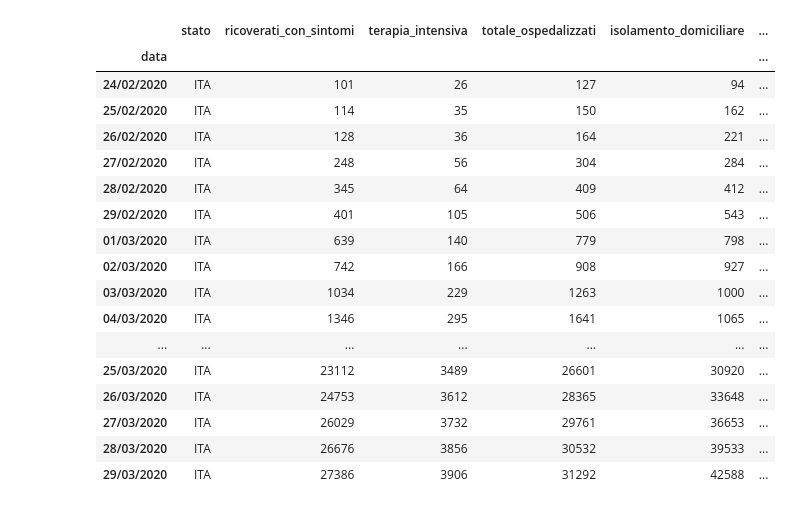
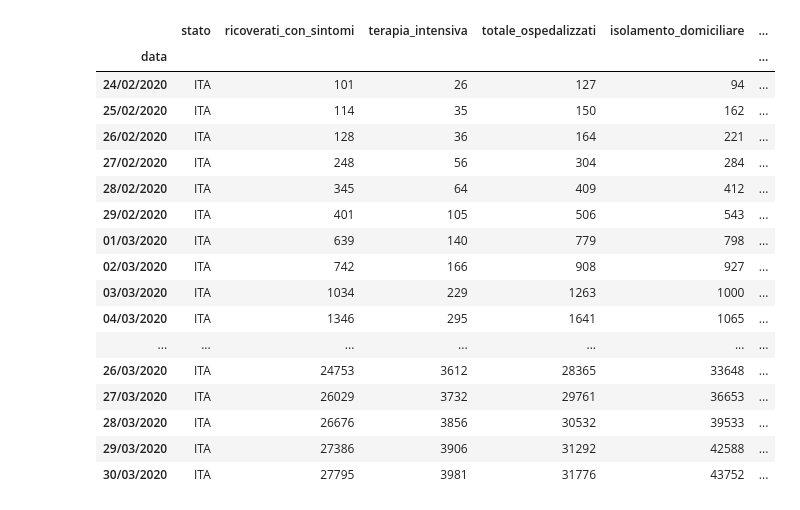
Before and after one commit to FaoTom/Covid19, a Jupyter notebook: COV.ipynb, the cells around one changed output. Cells and saved outputs as stored; diff of their text form; code cells hidden in the pictures.

```diff
--- a/COV.ipynb
+++ b/COV.ipynb
@@ -24,29 +24,29 @@ from scipy.optimize import curve_fit
 # %%
 data=pd.read_csv('dpc-covid19-ita-andamento-nazionale.csv')
 data['data'] = pd.to_datetime(data['data'])
 data['data'] = data['data'].dt.strftime('%d/%m/%Y')
 data.index=data['data']
-data['totale_attualmente_positivi']=data['totale_attualmente_positivi']/60483973
+data['totale_positivi']=data['totale_positivi']/60483973
 data.drop('data',axis=1)
 # %% [output]
 |  | stato | ricoverati_con_sintomi | terapia_intensiva | totale_ospedalizzati | isolamento_domiciliare | ... |
 | data |  |  |  |  |  | ... |
 | 24/02/2020 | ITA | 101 | 26 | 127 | 94 | ... |
 | 25/02/2020 | ITA | 114 | 35 | 150 | 162 | ... |
 | 26/02/2020 | ITA | 128 | 36 | 164 | 221 | ... |
 | 27/02/2020 | ITA | 248 | 56 | 304 | 284 | ... |
 | 28/02/2020 | ITA | 345 | 64 | 409 | 412 | ... |
 | 29/02/2020 | ITA | 401 | 105 | 506 | 543 | ... |
 | 01/03/2020 | ITA | 639 | 140 | 779 | 798 | ... |
 | 02/03/2020 | ITA | 742 | 166 | 908 | 927 | ... |
 | 03/03/2020 | ITA | 1034 | 229 | 1263 | 1000 | ... |
 | 04/03/2020 | ITA | 1346 | 295 | 1641 | 1065 | ... |
 | ... | ... | ... | ... | ... | ... | ... |
-| 25/03/2020 | ITA | 23112 | 3489 | 26601 | 30920 | ... |
 | 26/03/2020 | ITA | 24753 | 3612 | 28365 | 33648 | ... |
 | 27/03/2020 | ITA | 26029 | 3732 | 29761 | 36653 | ... |
 | 28/03/2020 | ITA | 26676 | 3856 | 30532 | 39533 | ... |
 | 29/03/2020 | ITA | 27386 | 3906 | 31292 | 42588 | ... |
+| 30/03/2020 | ITA | 27795 | 3981 | 31776 | 43752 | ... |
 # %%
 data.index.to_series(index=range(data.index.size))
 # %% [output]
```
Also changed, not shown: parts of 6 cells of this notebook, 3 other files.
